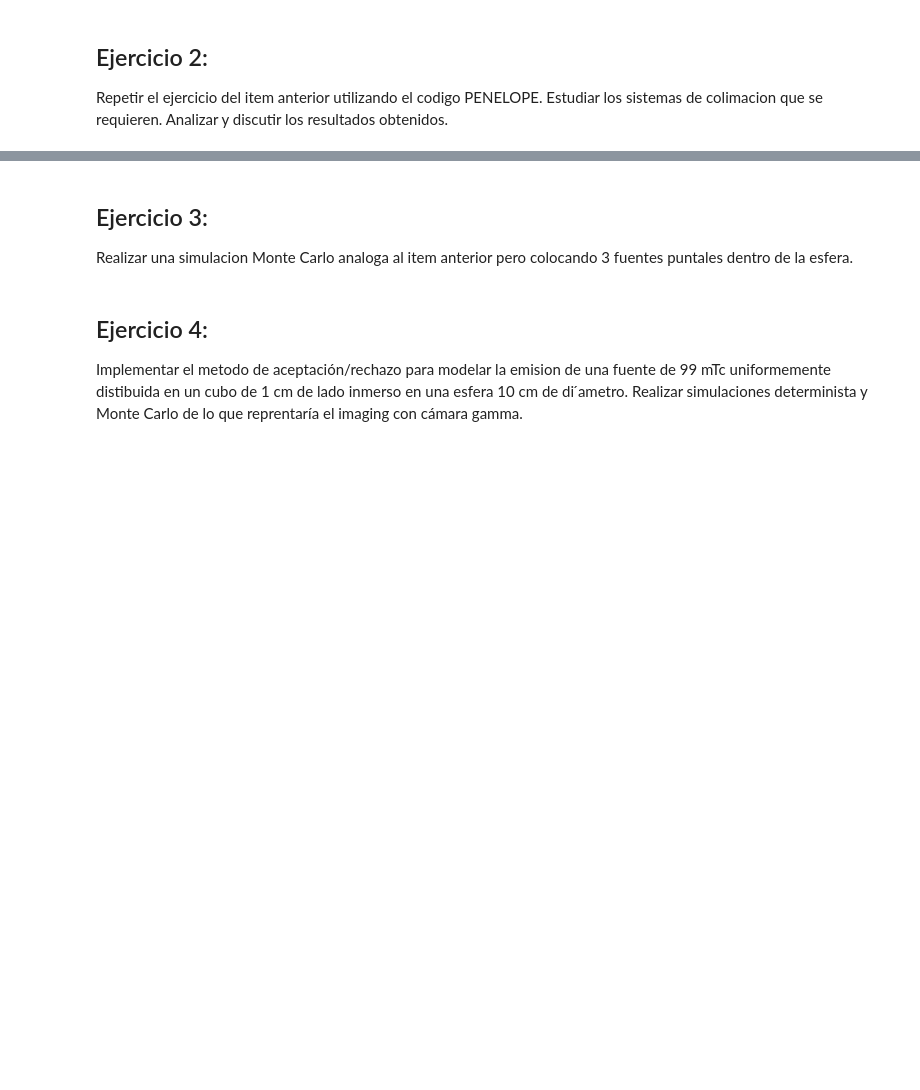
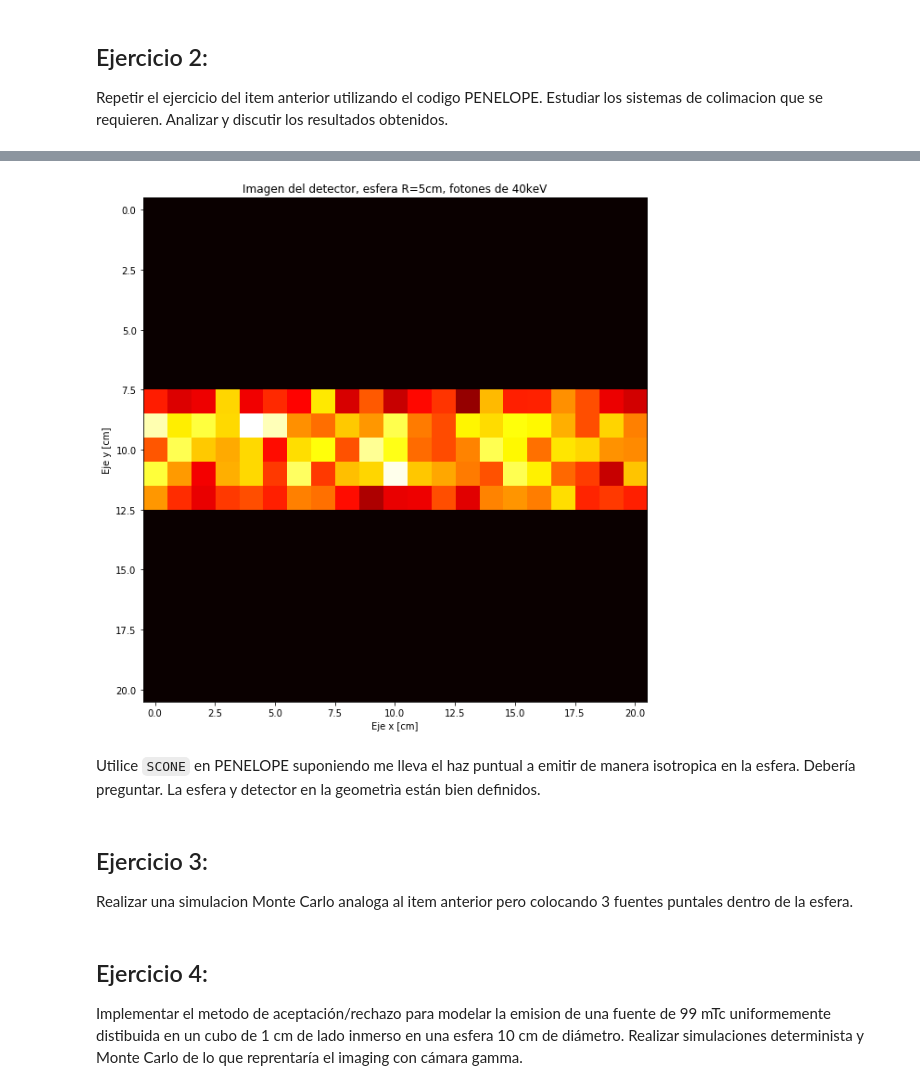
Before and after one commit to pap84/cim-practicos, a Jupyter notebook: larisa/Práctico 8.ipynb, the cells around one changed output, grey strips where cells are left out. Saved outputs shown, nothing was run; the diff lists cells and outputs as text; code cells hidden in the pictures; blank space fills up the shorter version.

```diff
--- a/larisa/Práctico 8.ipynb
+++ b/larisa/Práctico 8.ipynb
@@ -17,3 +374,34 @@ Repetir  el  ejercicio  del  item  anterior  utilizando  el  codigo  PENELOPE. E
+# %%
+
+
+NBX = 21 # num de bins en X
+NBY = 21 # num de bins en Y
+
+detector = np.zeros((NBY,NBX))
+
+data=np.loadtxt('3d-dose.dat')
+
+dose = data[:,3]
+N = 0 #me mueve dentro del vector dose
+
+for j in range (NBX):
+    for i in range (NBY):
+        detector[i,j] = dose[N]
+        N = N+1
+
+
+fig = plt.figure(figsize=(12,10))
+
+plt.imshow(detector, cmap='hot')  #Por default me toma el maximo valor de dosis como 255
+
+plt.xlabel(u'Eje x [cm]')
+plt.ylabel(u'Eje y [cm]')
+plt.title(u'Imagen del detector, esfera R=5cm, fotones de 40keV')
+plt.show()
+# %% [output]
+[figure, added]
+# %% [markdown]
+Utilice  `SCONE` en PENELOPE suponiendo me lleva el haz puntual a emitir de manera isotropica en la esfera. Debería preguntar. La esfera y detector en la geometrìa están bien definidos.
 # %% [markdown]
 ## Ejercicio 3:
 
@@ -21,4 +409,4 @@ Realizar una simulacion Monte Carlo analoga al item anterior pero colocando 3 fu
 # %% [markdown]
 ## Ejercicio 4:
 
-Implementar el metodo de aceptación/rechazo para modelar la emision de una  fuente  de 99 mTc  uniformemente  distibuida  en  un  cubo  de  1  cm de lado inmerso en una esfera 10 cm de di ́ametro. Realizar simulaciones determinista y Monte Carlo de lo que reprentaría el imaging con cámara gamma.
+Implementar el metodo de aceptación/rechazo para modelar la emision de una  fuente  de 99 mTc  uniformemente  distibuida  en  un  cubo  de  1  cm de lado inmerso en una esfera 10 cm de diámetro. Realizar simulaciones determinista y Monte Carlo de lo que reprentaría el imaging con cámara gamma.
```
Also changed, not shown: parts of 12 cells of this notebook, 5 other files.
